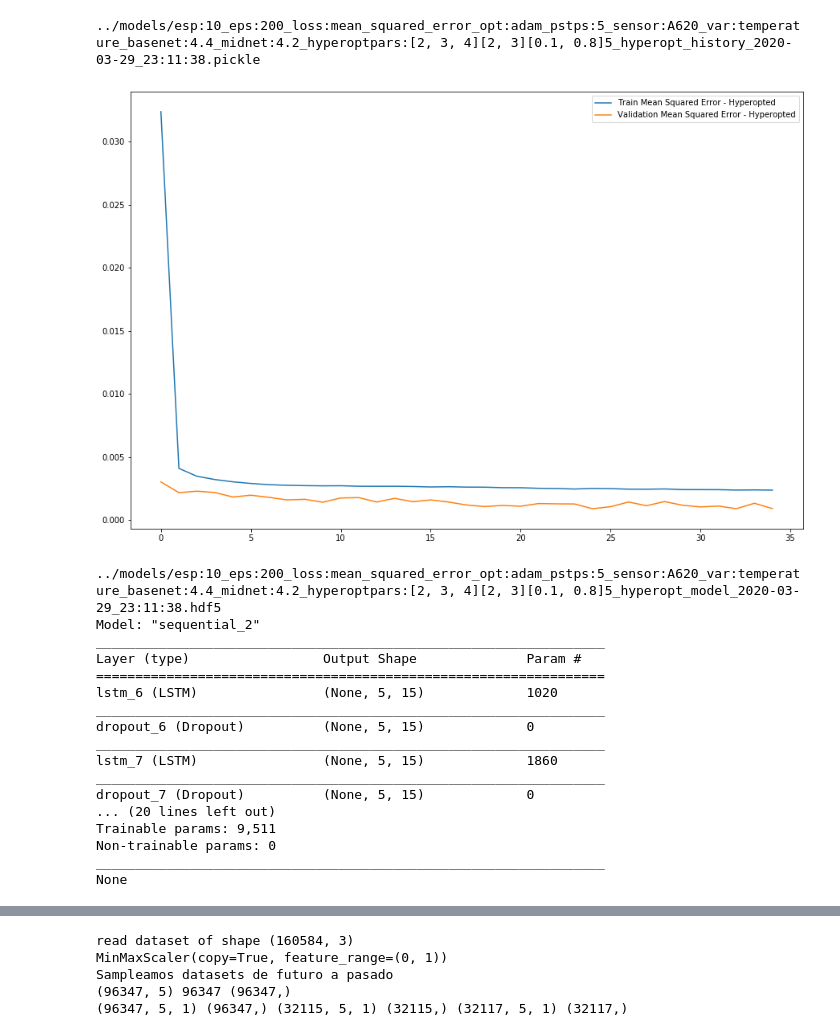
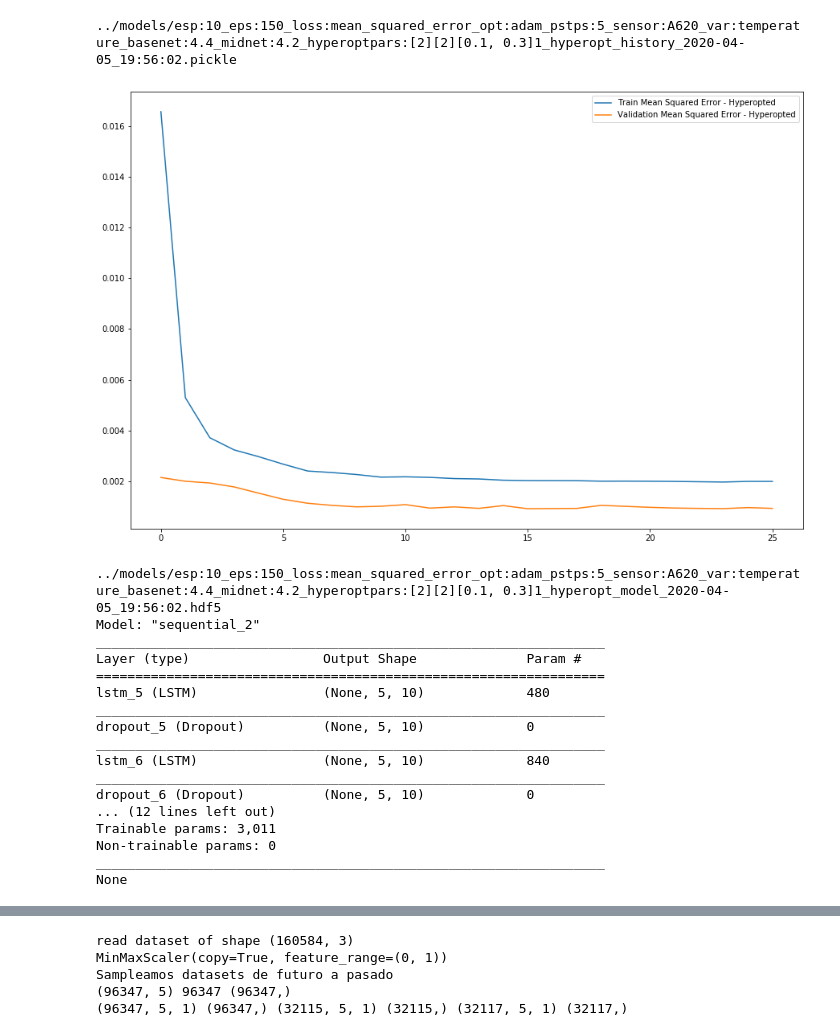
Before and after one commit to undp/satlomas-back, a Jupyter notebook: notebooks/sensor_predictions_evaluation_server.ipynb, the cells around one changed output, grey strips where cells are left out. Saved outputs shown, nothing was run; the diff lists cells and outputs as text; code cells hidden in the pictures.

```diff
--- a/notebooks/sensor_predictions_evaluation_server.ipynb
+++ b/notebooks/sensor_predictions_evaluation_server.ipynb
@@ -42,63 +40,63 @@ Using TensorFlow backend.
 read_prev = True
 
 filename_hyperopt_history = glob.glob('../models/*_hyperopt_history_*.pickle')[-1]
-filename_hyperopt_history = '../models/esp:10_eps:200_loss:mean_squared_error_opt:adam_pstps:5_sensor:A620_var:temperature_basenet:4.4_midnet:4.2_hyperoptpars:[2, 3, 4][2, 3][0.1, 0.8]5_hyperopt_history_2020-03-29_23:11:38.pickle'
+filename_hyperopt_history = '../models/esp:10_eps:150_loss:mean_squared_error_opt:adam_pstps:5_sensor:A620_var:temperature_basenet:4.4_midnet:4.2_hyperoptpars:[2][2][0.1, 0.3]1_hyperopt_history_2020-04-05_19:56:02.pickle'
 #filename_history = '../models/esp:10_eps:1000_loss:mean_squared_error_opt:adam_pstps:5_sensor:A620_var:temp_basenet:4.4_midnet:4.2_history_2020-02-27_23:55:00.pickle'
 
 print(filename_hyperopt_history)
 #print(filename_history)
 
 if read_prev:
     '''
     try:
         del history
     except:
         pass
     with open(filename_history, 'rb') as file_pi:
         history = pickle.load(file_pi)
     '''
 
     try:
         del history_hyper
     except:
         pass
     with open(filename_hyperopt_history, 'rb') as file_pi:
         history_hyper = pickle.load(file_pi)
 
 plt.figure(figsize=(15,10))
 #plt.plot(history.history['loss'], label='Train Mean Squared Error')
 #plt.plot(history.history['val_loss'], label='Validation Mean Squared Error')
 plt.plot(history_hyper.history['loss'], label='Train Mean Squared Error - Hyperopted')
 plt.plot(history_hyper.history['val_loss'], label='Validation Mean Squared Error - Hyperopted')
 plt.legend()
 #plt.savefig('traininig_curve.png')
 plt.show()
 # %% [output]
-../models/esp:10_eps:200_loss:mean_squared_error_opt:adam_pstps:5_sensor:A620_var:temperature_basenet:4.4_midnet:4.2_hyperoptpars:[2, 3, 4][2, 3][0.1, 0.8]5_hyperopt_history_2020-03-29_23:11:38.pickle
+../models/esp:10_eps:150_loss:mean_squared_error_opt:adam_pstps:5_sensor:A620_var:temperature_basenet:4.4_midnet:4.2_hyperoptpars:[2][2][0.1, 0.3]1_hyperopt_history_2020-04-05_19:56:02.pickle
-[figure, old version]
+[figure, new version]
 # %%
 
 out_model_name = glob.glob('../models/*_hyperopt_model_*.hdf5')[-1]
-out_model_name = '../models/esp:10_eps:200_loss:mean_squared_error_opt:adam_pstps:5_sensor:A620_var:temperature_basenet:4.4_midnet:4.2_hyperoptpars:[2, 3, 4][2, 3][0.1, 0.8]5_hyperopt_model_2020-03-29_23:11:38.hdf5'
+out_model_name = '../models/esp:10_eps:150_loss:mean_squared_error_opt:adam_pstps:5_sensor:A620_var:temperature_basenet:4.4_midnet:4.2_hyperoptpars:[2][2][0.1, 0.3]1_hyperopt_model_2020-04-05_19:56:02.hdf5'
 print(out_model_name)
 #out_model_name = '../models/esp:10_eps:2_loss:mean_squared_error_opt:adam_pstps:3_sensor:A620_var:temp_basenet:4.4_midnet:4.2_hyperoptpars:[1, 2, 3][2, 3][0.1, 0.8]3_hyperopt_model_2020-02-25_10:13:29.hdf5'
 model_hyper = load_model(out_model_name)
 print(model_hyper.summary())
 # %% [output]
-../models/esp:10_eps:200_loss:mean_squared_error_opt:adam_pstps:5_sensor:A620_var:temperature_basenet:4.4_midnet:4.2_hyperoptpars:[2, 3, 4][2, 3][0.1, 0.8]5_hyperopt_model_2020-03-29_23:11:38.hdf5
+../models/esp:10_eps:150_loss:mean_squared_error_opt:adam_pstps:5_sensor:A620_var:temperature_basenet:4.4_midnet:4.2_hyperoptpars:[2][2][0.1, 0.3]1_hyperopt_model_2020-04-05_19:56:02.hdf5
 Model: "sequential_2"
 _________________________________________________________________
 Layer (type)                 Output Shape              Param #
 =================================================================
-lstm_6 (LSTM)                (None, 5, 15)             1020
+lstm_5 (LSTM)                (None, 5, 10)             480
 _________________________________________________________________
-dropout_6 (Dropout)          (None, 5, 15)             0
+dropout_5 (Dropout)          (None, 5, 10)             0
 _________________________________________________________________
-lstm_7 (LSTM)                (None, 5, 15)             1860
+lstm_6 (LSTM)                (None, 5, 10)             840
 _________________________________________________________________
-dropout_7 (Dropout)          (None, 5, 15)             0
-... (20 lines left out)
-Trainable params: 9,511
+dropout_6 (Dropout)          (None, 5, 10)             0
+... (12 lines left out)
+Trainable params: 3,011
 Non-trainable params: 0
 _________________________________________________________________
 None
```
Also changed, not shown: parts of 7 cells of this notebook, 5 other files.
